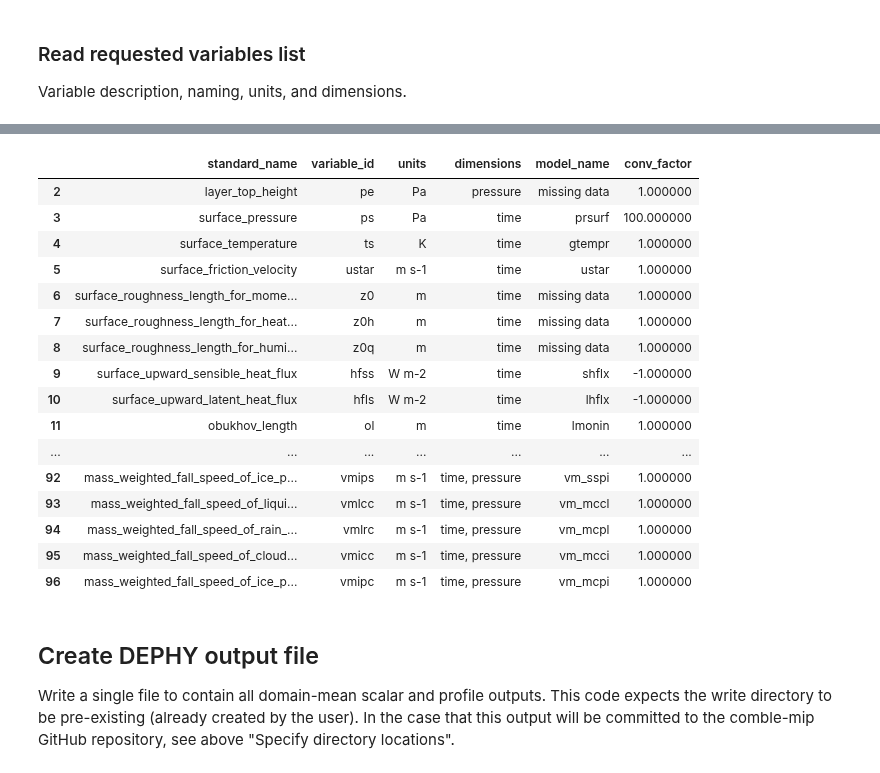
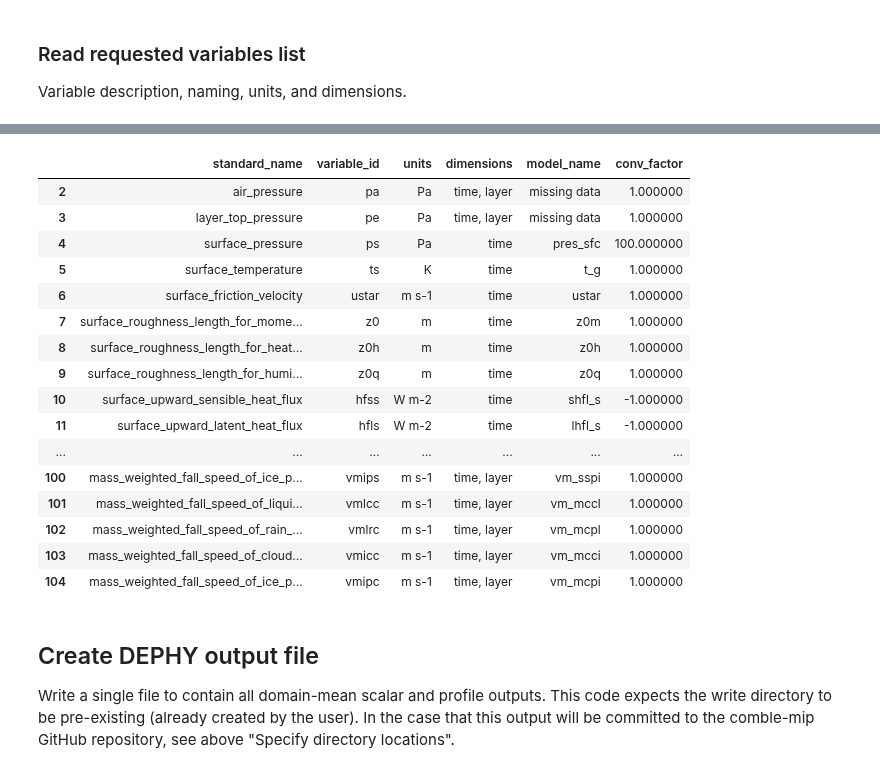
Before and after one commit to ARM-Development/comble-mip, a Jupyter notebook: notebooks/conversion_output/convert_ICON_SCM_output_to_dephy_format.ipynb, the cells around one changed output, grey strips where cells are left out. Saved outputs shown, nothing was run; the diff lists cells and outputs as text; code cells hidden in the pictures.

Commit message:
[icon-scm-out-convert] getting quite far towards first output

```diff
--- a/notebooks/conversion_output/convert_ICON_SCM_output_to_dephy_format.ipynb
+++ b/notebooks/conversion_output/convert_ICON_SCM_output_to_dephy_format.ipynb
@@ -170,7 +170,7 @@ input_filename = my_input_dir + 'ICON-SCM_' + my_input_suffix
 model_data = xr.open_dataset(input_filename)
 
 # check if the run contains ice variables
-do_ice = bool(max(modele_data['tqi'].values)>0.)
+do_ice = bool(max(model_data['tqi'].values)>0.)
 print('do_ice = ',do_ice)
 
 # data variable equality
@@ -345,30 +320,30 @@ vars_mean_list = vars_mean_list.drop(columns='comment (reported at end of each m
 # add columns to contain model output name and units conversion factors
 vars_mean_list = vars_mean_list.assign(model_name='missing data',conv_factor=1.0)
 # %%
-# match to ModelE3 variable names and specify conversion factors
+# match to ICON variable names and specify conversion factors
 for index in vars_mean_list.index:
     standard_name = vars_mean_list.standard_name.iat[index]
     if standard_name=='surface_pressure':
-        vars_mean_list.model_name.iat[index] = 'prsurf'
+        vars_mean_list.model_name.iat[index] = 'pres_sfc'
         vars_mean_list.conv_factor.iat[index] = 100.
     if standard_name=='surface_temperature':
-        vars_mean_list.model_name.iat[index] = 'gtempr'
+        vars_mean_list.model_name.iat[index] = 't_g'
     if standard_name=='surface_friction_velocity':
         vars_mean_list.model_name.iat[index] = 'ustar'
-#    if standard_name=='surface_roughness_length_for_momentum_in_air':
-#        vars_mean_list.model_name.iat[index] = 'z0m'
-#    if standard_name=='surface_roughness_length_for_heat_in_air':
-#        vars_mean_list.model_name.iat[index] = 'z0h'
-#    if standard_name=='surface_roughness_length_for_humidity_in_air':
-#        vars_mean_list.model_name.iat[index] = 'z0q'
+    if standard_name=='surface_roughness_length_for_momentum_in_air':
+        vars_mean_list.model_name.iat[index] = 'z0m'
+    if standard_name=='surface_roughness_length_for_heat_in_air':
+        vars_mean_list.model_name.iat[index] = 'z0h'
+    if standard_name=='surface_roughness_length_for_humidity_in_air':
+        vars_mean_list.model_name.iat[index] = 'z0q'
     if standard_name=='surface_upward_sensible_heat_flux':
-        vars_mean_list.model_name.iat[index] = 'shflx'
+        vars_mean_list.model_name.iat[index] = 'shfl_s'
         vars_mean_list.conv_factor.iat[index] = -1.
     if standard_name=='surface_upward_latent_heat_flux':
-        vars_mean_list.model_name.iat[index] = 'lhflx'
+        vars_mean_list.model_name.iat[index] = 'lhfl_s'
         vars_mean_list.conv_factor.iat[index] = -1.
     if standard_name=='obukhov_length':
-        vars_mean_list.model_name.iat[index] = 'lmonin'
+        vars_mean_list.model_name.iat[index] = 'ol'
     if standard_name=='pbl_height':
         vars_mean_list.model_name.iat[index] = 'pblht_bp'
     if standard_name=='inversion_height':
@@ -384,60 +359,60 @@ for index in vars_mean_list.index:
             vars_mean_list.model_name.iat[index] = 'iwpt'
             vars_mean_list.conv_factor.iat[index] = 0.001
     if standard_name=='area_fraction_cover_of_hydrometeors':
-        vars_mean_list.model_name.iat[index] = 'cldtot_2d'
+        vars_mean_list.model_name.iat[index] = 'clct'
 #    if standard_name=='area_fraction_cover_of_liquid_cloud':
 #        vars_mean_list.model_name.iat[index] = ''
     if standard_name=='area_fraction_cover_of_convective_hydrometeors':
-        vars_mean_list.model_name.iat[index] = 'cldmc_2d'
+        vars_mean_list.model_name.iat[index] = 'clct'
     if standard_name=='optical_depth':
         vars_mean_list.model_name.iat[index] = 'tau'
 #    if standard_name=='optical_depth_of_liquid_water':
 #        vars_mean_list.model_name.iat[index] = ''
     if standard_name=='precipitation_flux_at_surface':
-        vars_mean_list.model_name.iat[index] = 'prec'
+        vars_mean_list.model_name.iat[index] = 'tot_prec_rate'
         vars_mean_list.conv_factor.iat[index] = 1./86400
     if standard_name=='precipitation_flux_of_ice_at_surface':
         vars_mean_list.model_name.iat[index] = 'snowfall'
         vars_mean_list.conv_factor.iat[index] = 1./86400
     if standard_name=='toa_outgoing_longwave_flux':
-        vars_mean_list.model_name.iat[index] = 'olr'
+        vars_mean_list.model_name.iat[index] = 'thb_t'
     if standard_name=='surface_downwelling_longwave_flux':
-        vars_mean_list.model_name.iat[index] = 'lwds'
+        vars_mean_list.model_name.iat[index] = 'thd_s'
     if standard_name=='surface_upwelling_longwave_flux':
-        vars_mean_list.model_name.iat[index] = 'lwus'
+        vars_mean_list.model_name.iat[index] = 'thu_s'
     if standard_name=='height':
-        vars_mean_list.model_name.iat[index] = 'z'
+        vars_mean_list.model_name.iat[index] = 'z_mc'
     if standard_name=='eastward_wind':
         vars_mean_list.model_name.iat[index] = 'u'
     if standard_name=='northward_wind':
         vars_mean_list.model_name.iat[index] = 'v'
     if standard_name=='air_dry_density':
-        vars_mean_list.model_name.iat[index] = 'rhobar'
+        vars_mean_list.model_name.iat[index] = 'rho'
     if standard_name=='air_temperature':
-        vars_mean_list.model_name.iat[index] = 't'
+        vars_mean_list.model_name.iat[index] = 'temp'
     if standard_name=='water_vapor_mixing_ratio':
-        vars_mean_list.model_name.iat[index] = 'q'
+        vars_mean_list.model_name.iat[index] = 'qv'
     if standard_name=='relative_humidity':
-        vars_mean_list.model_name.iat[index] = 'rhw'
+        vars_mean_list.model_name.iat[index] = 'rh'
         vars_mean_list.conv_factor.iat[index] = 0.01
     if standard_name=='relative_humidity_over_ice':
         vars_mean_list.model_name.iat[index] = 'rhi'
         vars_mean_list.conv_factor.iat[index] = 0.01
     if standard_name=='air_potential_temperature':
-        vars_mean_list.model_name.iat[index] = 'th'
+        vars_mean_list.model_name.iat[index] = 'theta'
     if standard_name=='mass_mixing_ratio_of_cloud_liquid_water_in_air':
-        vars_mean_list.model_name.iat[index] = 'qlc'
+        vars_mean_list.model_name.iat[index] = 'tot_qc_dia'
     if standard_name=='mass_mixing_ratio_of_rain_water_in_air':
-        vars_mean_list.model_name.iat[index] = 'qlr'
+        vars_mean_list.model_name.iat[index] = 'qr'
     if do_ice:
         if standard_name=='mass_mixing_ratio_of_ice_water_in_air':
             vars_mean_list.model_name.iat[index] = 'qi'
     if standard_name=='area_fraction_of_hydrometeors':
-        vars_mean_list.model_name.iat[index] = 'cfr'
+        vars_mean_list.model_name.iat[index] = 'clc'
     if standard_name=='area_fraction_of_liquid_cloud':
         vars_mean_list.model_name.iat[index] = 'lcf'
     if standard_name=='area_fraction_of_convective_hydrometeors':
-        vars_mean_list.model_name.iat[index] = 'cldmcr'
+        vars_mean_list.model_name.iat[index] = 'clc'
     if standard_name=='precipitation_flux_in_air':
         vars_mean_list.model_name.iat[index] = 'prt'
         vars_mean_list.conv_factor.iat[index] = 1./86400
@@ -446,7 +421,7 @@ for index in vars_mean_list.index:
             vars_mean_list.model_name.iat[index] = 'pit'
             vars_mean_list.conv_factor.iat[index] = 1./86400
     if standard_name=='specific_turbulent_kinetic_energy':
-        vars_mean_list.model_name.iat[index] = 'e_turb'
+        vars_mean_list.model_name.iat[index] = 'tke'
     if standard_name=='disspation_rate_of_turbulent_kinetic_energy':
         vars_mean_list.model_name.iat[index] = 'dissip_tke_turb'
         vars_mean_list.conv_factor.iat[index] = -1.
@@ -473,19 +448,19 @@ for index in vars_mean_list.index:
     if standard_name=='upwelling_longwave_flux_in_air':
         vars_mean_list.model_name.iat[index] = 'lwup'
     if standard_name=='tendency_of_air_potential_temperature_due_to_radiative_heating':
-        vars_mean_list.model_name.iat[index] = 'dth_lw'
+        vars_mean_list.model_name.iat[index] = 'ddt_temp_radlw'
         vars_mean_list.conv_factor.iat[index] = 1./86400
     if standard_name=='tendency_of_air_potential_temperature_due_to_microphysics':
-        vars_mean_list.model_name.iat[index] = 'dth_micro'
+        vars_mean_list.model_name.iat[index] = 'ddt_temp_gscp'
         vars_mean_list.conv_factor.iat[index] = 1./86400
     if standard_name=='tendency_of_air_potential_temperature_due_to_mixing':
-        vars_mean_list.model_name.iat[index] = 'dth_turb'
+        vars_mean_list.model_name.iat[index] = 'ddt_temp_turb'
         vars_mean_list.conv_factor.iat[index] = 1./86400
     if standard_name=='tendency_of_water_vapor_mixing_ratio_due_to_microphysics':
-        vars_mean_list.model_name.iat[index] = 'dq_micro'
+        vars_mean_list.model_name.iat[index] = 'ddt_qv_gscp'
         vars_mean_list.conv_factor.iat[index] = 1./86400
     if standard_name=='tendency_of_water_vapor_mixing_ratio_due_to_mixing':
-        vars_mean_list.model_name.iat[index] = 'dq_turb'
+        vars_mean_list.model_name.iat[index] = 'ddt_qv_turb'
         vars_mean_list.conv_factor.iat[index] = 1./86400
     if standard_name=='mass_mixing_ratio_of_liquid_cloud_water_in_air_stratiform':
         vars_mean_list.model_name.iat[index] = 'qcl'
@@ -536,49 +511,49 @@ for index in vars_mean_list.index:
         vars_mean_list.model_name.iat[index] = 'cldmccl'
     if standard_name=='area_fraction_of_rain_convective':
         vars_mean_list.model_name.iat[index] = 'cldmcpl'
     if do_ice:
         if standard_name=='area_fraction_of_ice_cloud_convective':
             vars_mean_list.model_name.iat[index] = 'cldmcci'
         if standard_name=='area_fraction_of_ice_precipitation_convective':
             vars_mean_list.model_name.iat[index] = 'cldmcpi'
     if standard_name=='mass_weighted_fall_speed_of_liquid_cloud_water_stratiform':
         vars_mean_list.model_name.iat[index] = 'vm_sscl'
     if standard_name=='mass_weighted_fall_speed_of_rain_stratiform':
         vars_mean_list.model_name.iat[index] = 'vm_sspl'
     if do_ice:
         if standard_name=='mass_weighted_fall_speed_of_ice_cloud_stratiform':
             vars_mean_list.model_name.iat[index] = 'vm_ssci'
         if standard_name=='mass_weighted_fall_speed_of_ice_precipitation_stratiform':
             vars_mean_list.model_name.iat[index] = 'vm_sspi'
     if standard_name=='mass_weighted_fall_speed_of_liquid_cloud_water_convective':
         vars_mean_list.model_name.iat[index] = 'vm_mccl'
     if standard_name=='mass_weighted_fall_speed_of_rain_convective':
         vars_mean_list.model_name.iat[index] = 'vm_mcpl'
     if do_ice:
         if standard_name=='mass_weighted_fall_speed_of_cloud_ice_crystals_convective':
             vars_mean_list.model_name.iat[index] = 'vm_mcci'
         if standard_name=='mass_weighted_fall_speed_of_ice_precipitation_convective':
             vars_mean_list.model_name.iat[index] = 'vm_mcpi'
 
 vars_mean_list[2:] # echo variables (first two rows are dimensions)
 # %% [output]
 |  | standard_name | variable_id | units | dimensions | model_name | conv_factor |
-| 2 | layer_top_height | pe | Pa | pressure | missing data | 1.000000 |
-| 3 | surface_pressure | ps | Pa | time | prsurf | 100.000000 |
-| 4 | surface_temperature | ts | K | time | gtempr | 1.000000 |
-| 5 | surface_friction_velocity | ustar | m s-1 | time | ustar | 1.000000 |
-| 6 | surface_roughness_length_for_mome... | z0 | m | time | missing data | 1.000000 |
-| 7 | surface_roughness_length_for_heat... | z0h | m | time | missing data | 1.000000 |
-| 8 | surface_roughness_length_for_humi... | z0q | m | time | missing data | 1.000000 |
-| 9 | surface_upward_sensible_heat_flux | hfss | W m-2 | time | shflx | -1.000000 |
-| 10 | surface_upward_latent_heat_flux | hfls | W m-2 | time | lhflx | -1.000000 |
-| 11 | obukhov_length | ol | m | time | lmonin | 1.000000 |
+| 2 | air_pressure | pa | Pa | time, layer | missing data | 1.000000 |
+| 3 | layer_top_pressure | pe | Pa | time, layer | missing data | 1.000000 |
+| 4 | surface_pressure | ps | Pa | time | pres_sfc | 100.000000 |
+| 5 | surface_temperature | ts | K | time | t_g | 1.000000 |
+| 6 | surface_friction_velocity | ustar | m s-1 | time | ustar | 1.000000 |
+| 7 | surface_roughness_length_for_mome... | z0 | m | time | z0m | 1.000000 |
+| 8 | surface_roughness_length_for_heat... | z0h | m | time | z0h | 1.000000 |
+| 9 | surface_roughness_length_for_humi... | z0q | m | time | z0q | 1.000000 |
+| 10 | surface_upward_sensible_heat_flux | hfss | W m-2 | time | shfl_s | -1.000000 |
+| 11 | surface_upward_latent_heat_flux | hfls | W m-2 | time | lhfl_s | -1.000000 |
 | ... | ... | ... | ... | ... | ... | ... |
-| 92 | mass_weighted_fall_speed_of_ice_p... | vmips | m s-1 | time, pressure | vm_sspi | 1.000000 |
-| 93 | mass_weighted_fall_speed_of_liqui... | vmlcc | m s-1 | time, pressure | vm_mccl | 1.000000 |
-| 94 | mass_weighted_fall_speed_of_rain_... | vmlrc | m s-1 | time, pressure | vm_mcpl | 1.000000 |
-| 95 | mass_weighted_fall_speed_of_cloud... | vmicc | m s-1 | time, pressure | vm_mcci | 1.000000 |
-| 96 | mass_weighted_fall_speed_of_ice_p... | vmipc | m s-1 | time, pressure | vm_mcpi | 1.000000 |
+| 100 | mass_weighted_fall_speed_of_ice_p... | vmips | m s-1 | time, layer | vm_sspi | 1.000000 |
+| 101 | mass_weighted_fall_speed_of_liqui... | vmlcc | m s-1 | time, layer | vm_mccl | 1.000000 |
+| 102 | mass_weighted_fall_speed_of_rain_... | vmlrc | m s-1 | time, layer | vm_mcpl | 1.000000 |
+| 103 | mass_weighted_fall_speed_of_cloud... | vmicc | m s-1 | time, layer | vm_mcci | 1.000000 |
+| 104 | mass_weighted_fall_speed_of_ice_p... | vmipc | m s-1 | time, layer | vm_mcpi | 1.000000 |
 # %% [markdown]
 ## Create DEPHY output file
 
```
Also changed, not shown: parts of 10 cells of this notebook.
